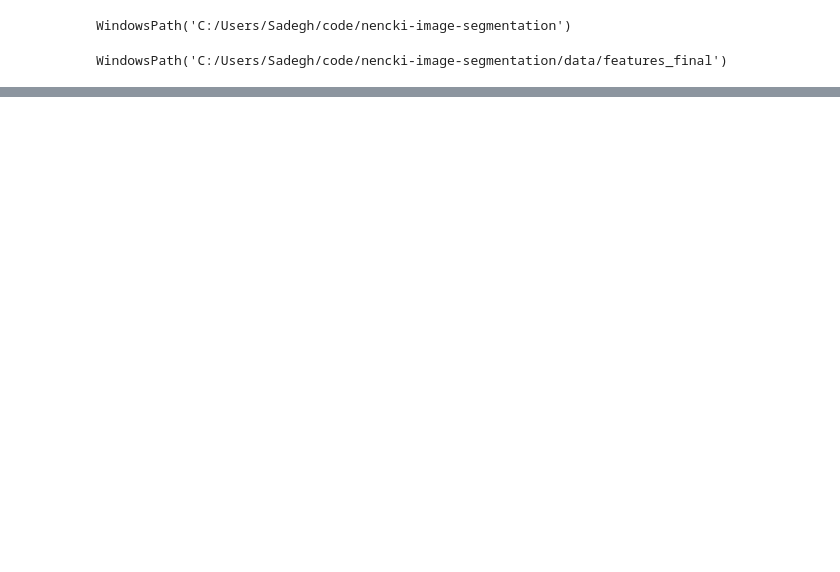
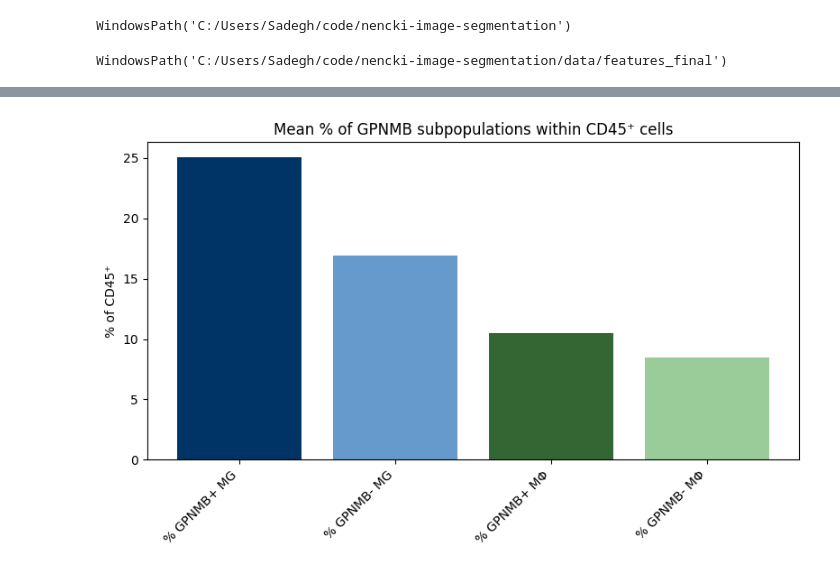
Before and after one commit to sadeghetemad/nencki-image-segmentation, a Jupyter notebook: notebooks/total_patient_analysis.ipynb, the cells around one changed output, grey strips where cells are left out. Saved outputs shown, nothing was run; the diff lists cells and outputs as text; code cells hidden in the pictures; blank space fills up the shorter version.

```diff
--- a/notebooks/total_patient_analysis.ipynb
+++ b/notebooks/total_patient_analysis.ipynb
@@ -22,0 +135,18 @@ for csv_file in CSV_DIR.glob('*.csv'):
+# %%
+cols = ["% GPNMB+ MG", "% GPNMB- MG", "% GPNMB+ MΦ", "% GPNMB- MΦ"]
+
+means = final_results[cols].mean()
+
+colors = ['#003366', '#6699cc', '#336633', '#99cc99']
+
+plt.figure(figsize=(8,5))
+bars = plt.bar(means.index, means.values, color=colors)
+
+plt.ylabel("% of CD45⁺")
+plt.xticks(rotation=45, ha='right')
+plt.title("Mean % of GPNMB subpopulations within CD45⁺ cells")
+plt.tight_layout()
+
+plt.show()
+# %% [output]
+[figure, added]
```
Also changed, not shown: parts of 13 cells of this notebook.
